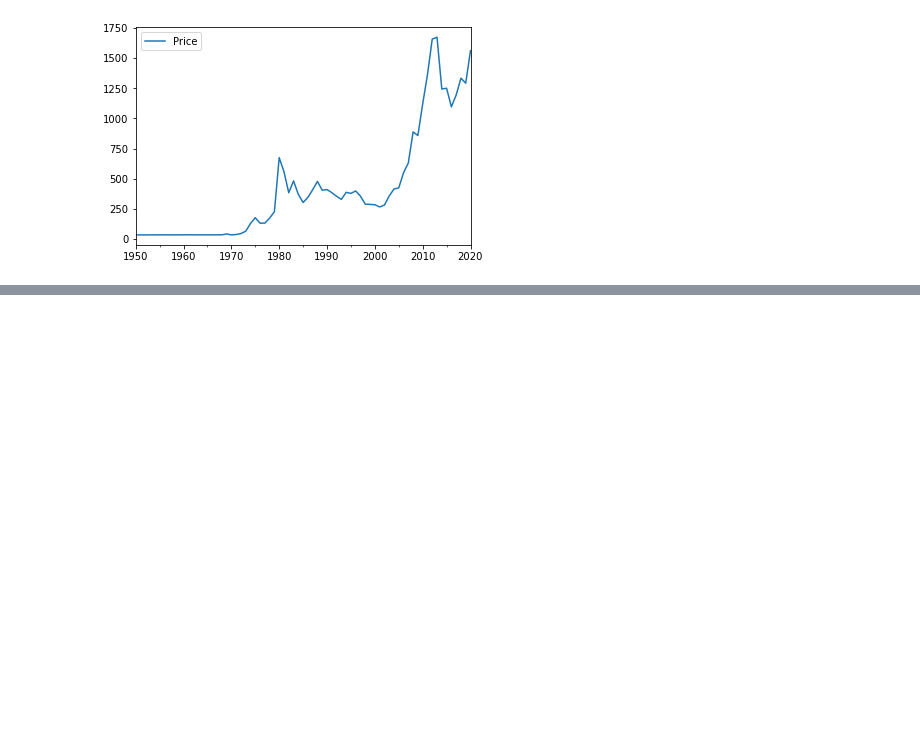
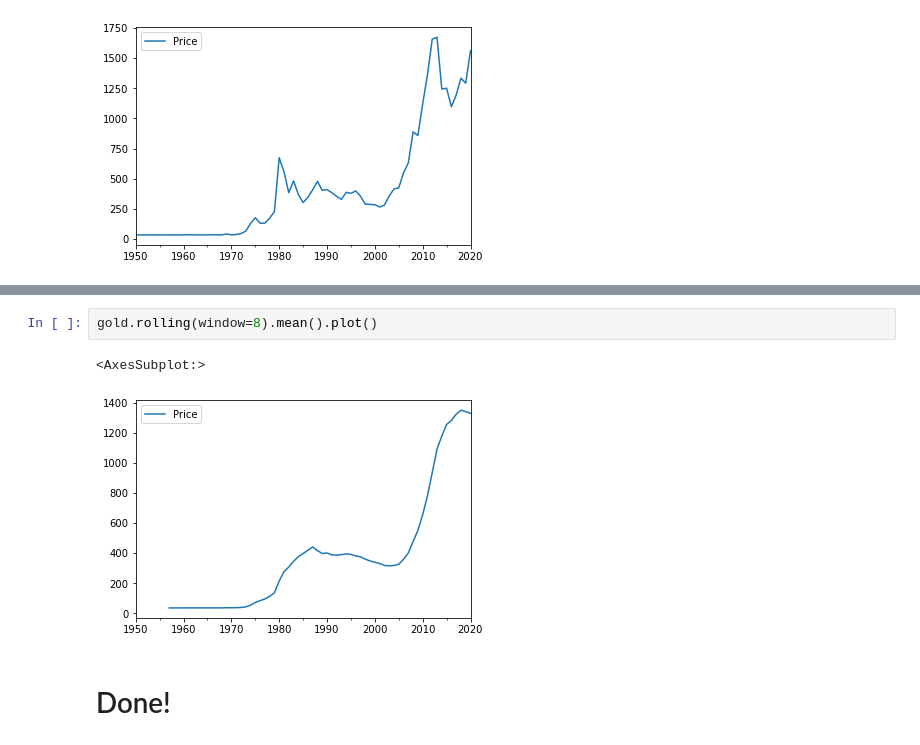
Before and after one commit to TJ-Mothokho/Analysing-Gold-Prices-Over-Time, a Jupyter notebook: Gold_Analysis.ipynb, the cells around one changed output, grey strips where cells are left out. Drawn from its saved outputs; the diff is of its cells as text; blank space fills up the shorter version.

```diff
--- a/Gold_Analysis.ipynb
+++ b/Gold_Analysis.ipynb
@@ -141,0 +160,7 @@ gold.plot(kind='line')
+# %%
+gold.rolling(window=8).mean().plot()
+# %% [output]
+<AxesSubplot:>
+[figure, added]
+# %% [markdown]
+# Done!
```
Also changed, not shown: parts of 4 cells of this notebook.
